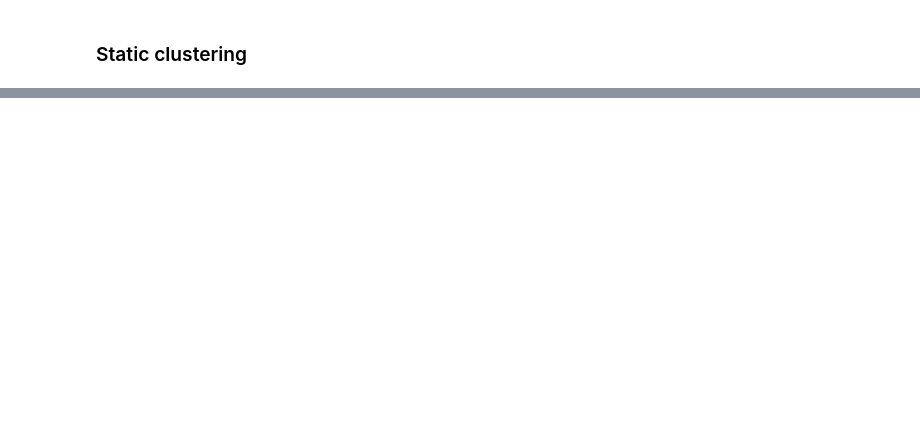
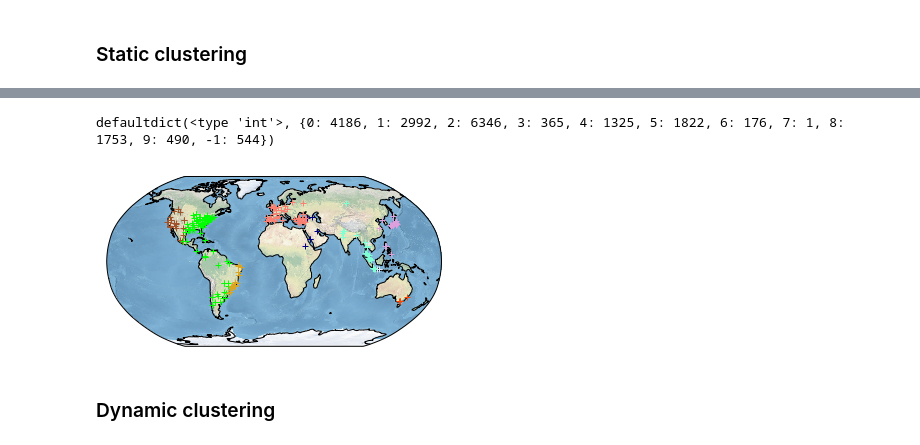
Before and after one commit to AdeleMortier/KCenters, a Jupyter notebook: Fully Dynamic k-center Clustering.ipynb, the cells around one changed output, grey strips where cells are left out. Saved outputs shown, nothing was run; the diff lists cells and outputs as text; code cells hidden in the pictures; blank space fills up the shorter version.

```diff
--- a/Fully Dynamic k-center Clustering.ipynb
+++ b/Fully Dynamic k-center Clustering.ipynb
@@ -151,8 +147,8 @@ print(min(minima))"""
 # %%
 def compute_betas(d_min, d_max, eps):
     betas = []
-    i_min = math.ceil(math.log(d_min)/math.log(1+eps))
-    i_max = math.floor(math.log(d_max)/math.log(1+eps))
+    i_min = int(math.ceil(math.log(d_min)/math.log(1+eps)))
+    i_max = int(math.floor(math.log(d_max)/math.log(1+eps)))
     for i in range(i_min, i_max+1):
         betas.append((1+eps)**i)
     return betas
@@ -210,4 +209,4 @@ def build_whole_clustering(k, betas, dataset_ids):
         clustering[beta] = clusters
     return clustering
 # %%
-clustering = build_whole_clustering(7, [3000], random.sample(list(range(0, 1000000)), 20000))
+clustering = build_whole_clustering(10, [1500], random.sample(list(range(0, 1000000)), 20000))
@@ -214,20 +231,28 @@ clustering = build_whole_clustering(7, [3000], random.sample(list(range(0, 10000
 # %%
-clusters = clustering[5000]
+from collections import defaultdict
+clusters = clustering[1500]
 c = defaultdict(int)
 for point_id, cluster in clusters.items():
     c[cluster[1]] += 1
-c
+print(c)
+# %% [output]
+defaultdict(<type 'int'>, {0: 4186, 1: 2992, 2: 6346, 3: 365, 4: 1325, 5: 1822, 6: 176, 7: 1, 8: 1753, 9: 490, -1: 544})
 # %%
 i = 0
 counted = defaultdict(int)
-col = ['b', 'g', 'r', 'c', 'm', 'y', 'k']
+col = ['salmon', 'plum', 'lime', 'lavender', 'goldenrod', 'aquamarine', 'orangered', 'darkgreen', 'sienna', 'navy' ]
+ax = plt.axes(projection=ccrs.Robinson())
+ax.set_global()
+ax.stock_img()
+ax.coastlines()
 for point_id, cluster in clusters.items():
-    if i > 1000 or counted[cluster[1]] > 100:
+    if i > 3000 or counted[cluster[1]] > 100:
         break
     if cluster[1] !=  -1:
         i+=1
         counted[cluster[1]] +=1
         point_coords = id_to_coords[point_id]
-        plt.scatter(point_coords[0], point_coords[1],s = 10, c = col[cluster[1]])
-
+        plt.plot(point_coords[0], point_coords[1], '+', transform=ccrs.PlateCarree(), color=col[cluster[1]])
 plt.show()
+# %% [output]
+[figure, added]
@@ -276,0 +259,2 @@ plt.show()
+# %% [markdown]
+### Dynamic clustering
```
Also changed, not shown: parts of 6 cells of this notebook.
